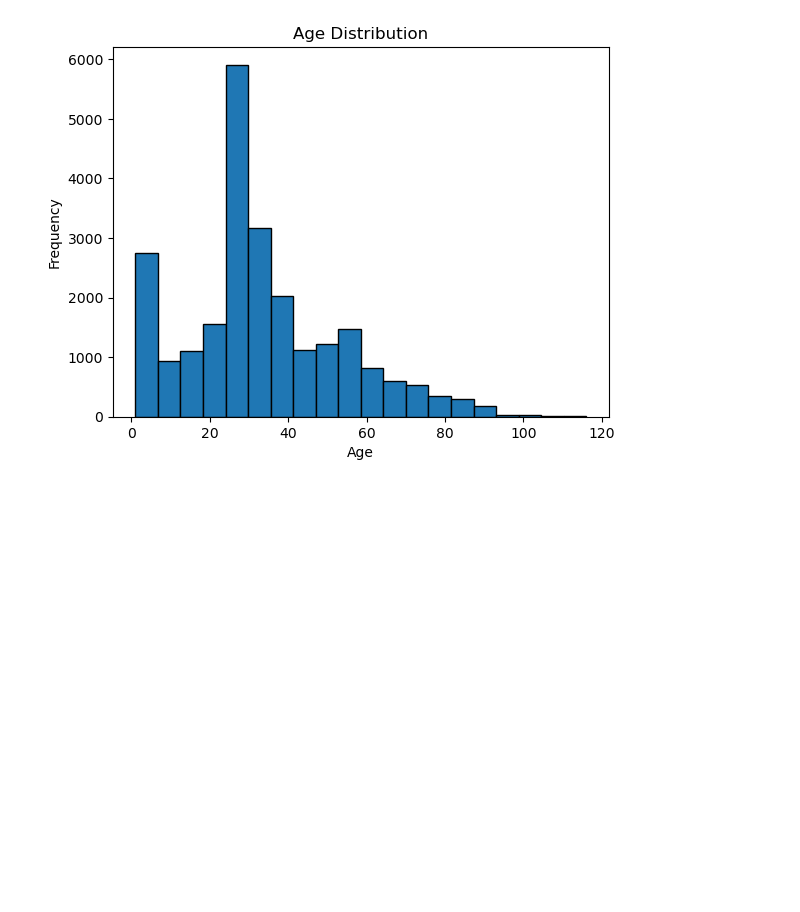
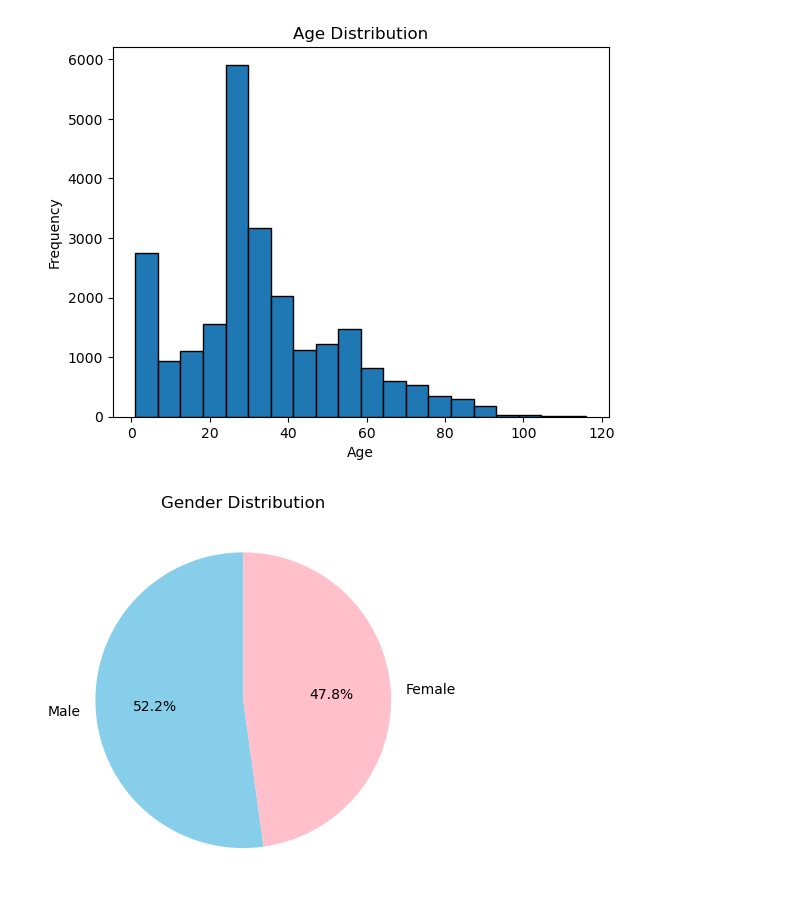
Before and after one commit to Chaity96/Advance-Demographics-Detection-for-Enhanced-Security-using-Transfer-Learning, a Jupyter notebook: Demographics Detection.ipynb, the cells around one changed output. Cells and saved outputs as stored; diff of their text form; code cells hidden in the pictures; blank space fills up the shorter version.

```diff
--- a/Demographics Detection.ipynb
+++ b/Demographics Detection.ipynb
@@ -109,3 +99,12 @@ plt.ylabel('Frequency')
 plt.show()
 # %% [output]
 [figure]
+# %%
+# Ploting Gender Distribution
+gender_counts = dataframe['gender'].value_counts()
+colors = ['skyblue', 'pink']
+plt.pie(gender_counts, labels=gender_counts.index, colors=colors, autopct='%1.1f%%', startangle=90)
+plt.title('Gender Distribution')
+plt.show()
+# %% [output]
+[figure, added]
```
Also changed, not shown: parts of 19 cells of this notebook.
